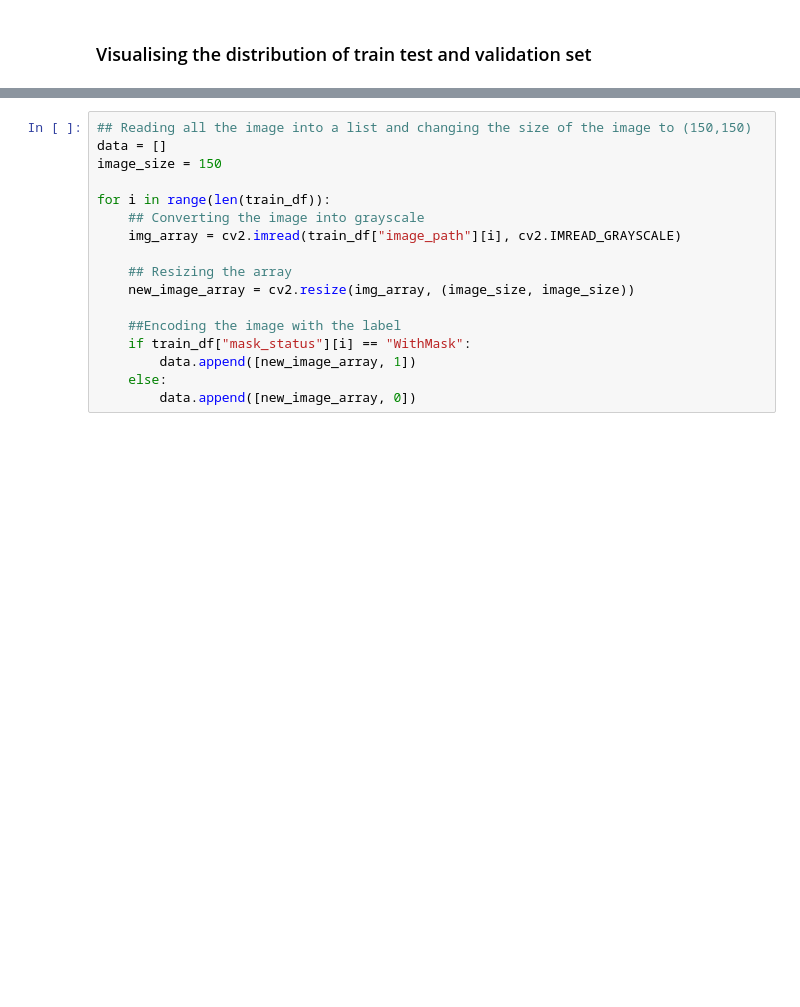
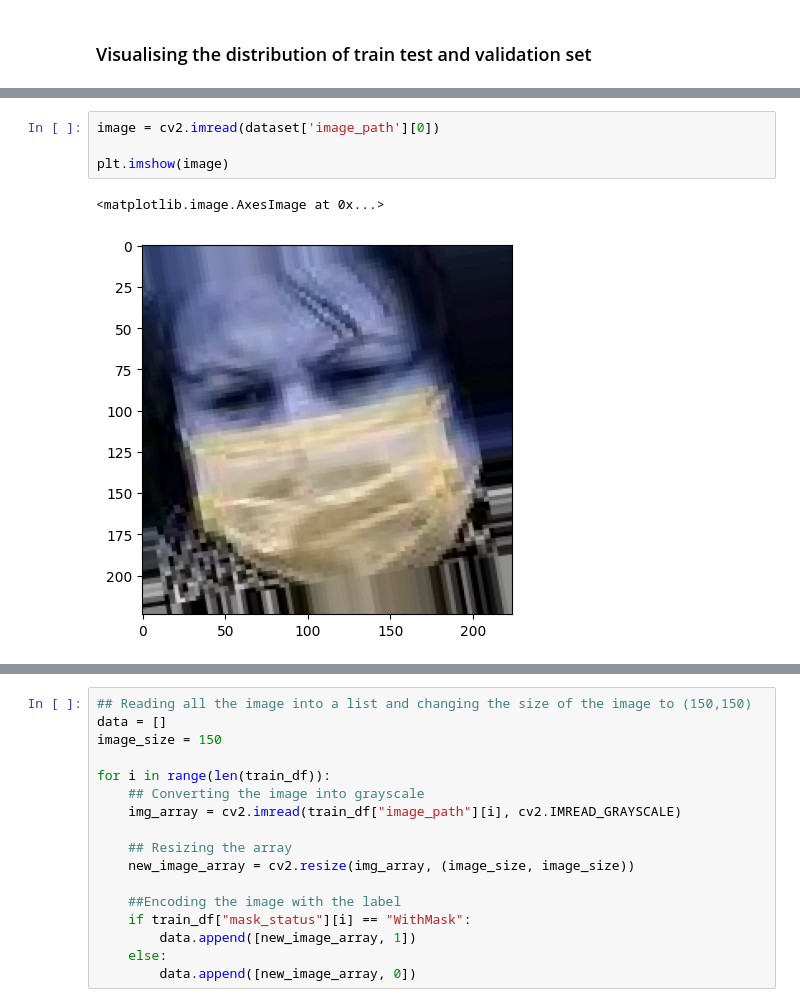
Before and after one commit to KareemEl-Giushy/DL-Face-Mask-Detection, a Jupyter notebook: Face Mask Detection.ipynb, the cells around one changed output, grey strips where cells are left out. Saved outputs shown, nothing was run; the diff lists cells and outputs as text; blank space fills up the shorter version.

```diff
--- a/Face Mask Detection.ipynb
+++ b/Face Mask Detection.ipynb
@@ -252,0 +281,7 @@ train_df.head()
+# %%
+image = cv2.imread(dataset['image_path'][0])
+
+plt.imshow(image)
+# %% [output]
+<matplotlib.image.AxesImage at 0x...>
+[figure, added]
```
Also changed, not shown: parts of 49 cells of this notebook, 1 other file.
